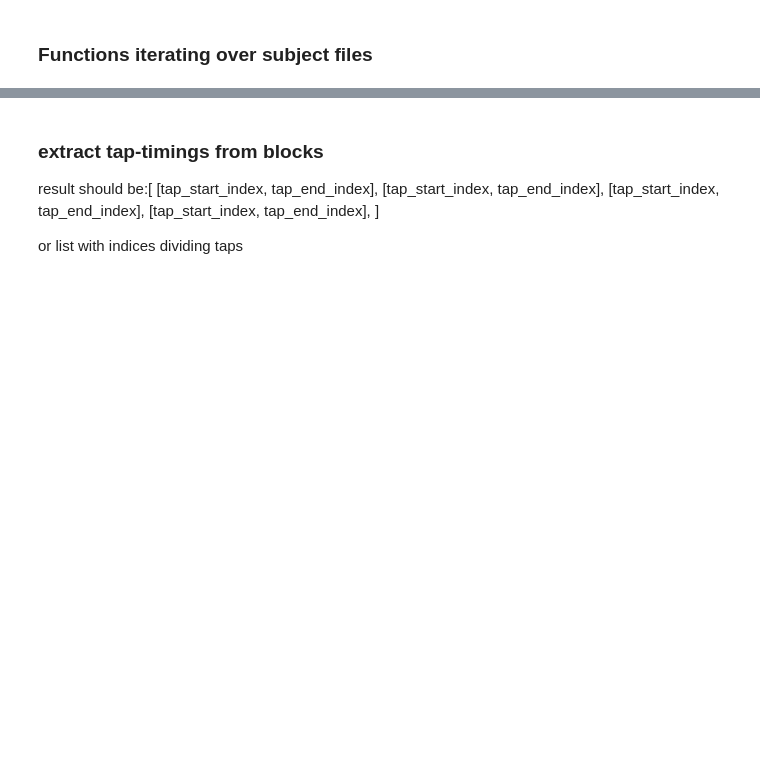
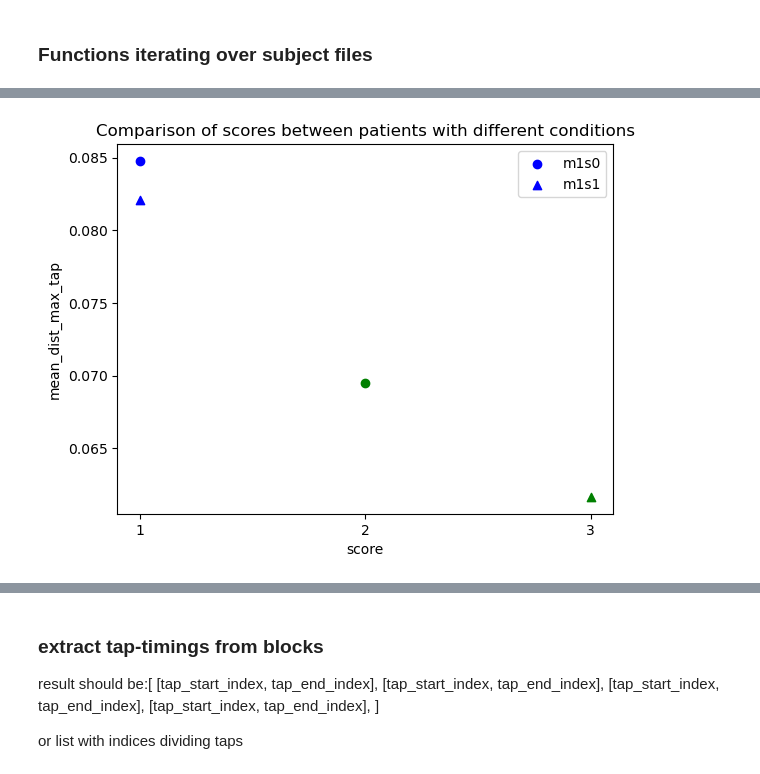
Before and after one commit to jgvhabets/ultraleap_analysis, a Jupyter notebook: code/notebooks/patient_analysis_oc_automating.ipynb, the cells around one changed output, grey strips where cells are left out. Saved outputs shown, nothing was run; the diff lists cells and outputs as text; code cells hidden in the pictures; blank space fills up the shorter version.

```diff
--- a/code/notebooks/patient_analysis_oc_automating.ipynb
+++ b/code/notebooks/patient_analysis_oc_automating.ipynb
@@ -183,4 +89,0 @@ AssertionError: selected path does not exist
-# %%
-importlib.reload(hp)
-
-dist = hp.calc_distances(b1, ['index_tip', 'middle_tip', 'ring_tip'], 'palm')
@@ -186,0 +411,24 @@ dist = hp.calc_distances(b1, ['index_tip', 'middle_tip', 'ring_tip'], 'palm')
+# %%
+def plot_feat_per_score(ls_sub, task, cam, ls_colour, ls_cond, block, scores, feat):
+
+    i = 0
+
+    # for sub, c in zip(os.listdir(os.path.join(repo_path,'features_per_block'))[2:4], ls_colour):
+    for sub, c in zip(ls_sub, ls_colour):
+        for cond in ls_cond:
+
+            if cam == 'dt' or cam == 'vr':
+                feat_open = open(os.path.join(repo_path,'features_per_block', sub, task, block, f'{block}_{sub}_{cond}_{cam}_{task}_right.json'))
+                feat_load = json.load(feat_open)
+
+                if cond == 'm1s0': marker_type = 'o'
+                elif cond == 'm1s1': marker_type = '^'
+
+                plt.scatter(scores[i], feat_load[feat], marker = marker_type, color = c)
+                plt.legend(ls_cond)
+                plt.ylabel(feat)
+                plt.xlabel('score')
+                plt.xticks([1,2,3])
+                plt.title('Comparison of scores between patients with different conditions')
+
+                i+=1
@@ -186,0 +437,4 @@ dist = hp.calc_distances(b1, ['index_tip', 'middle_tip', 'ring_tip'], 'palm')
+# %%
+plot_feat_per_score('oc', 'vr', ['blue','green'], ['m1s0', 'm1s1'], 'b1', [1, 1, 2, 3], 'mean_dist_max_tap')
+# %% [output]
+[figure, added]
```
Also changed, not shown: parts of 108 cells of this notebook, 9 other files.
